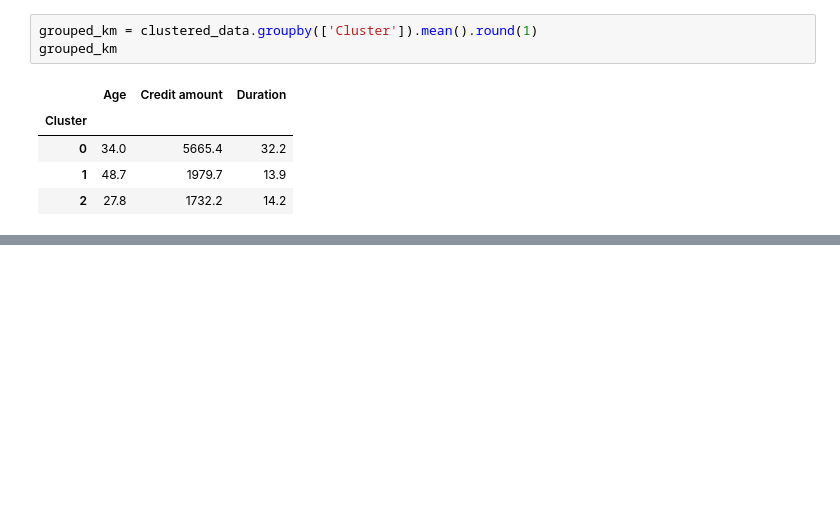
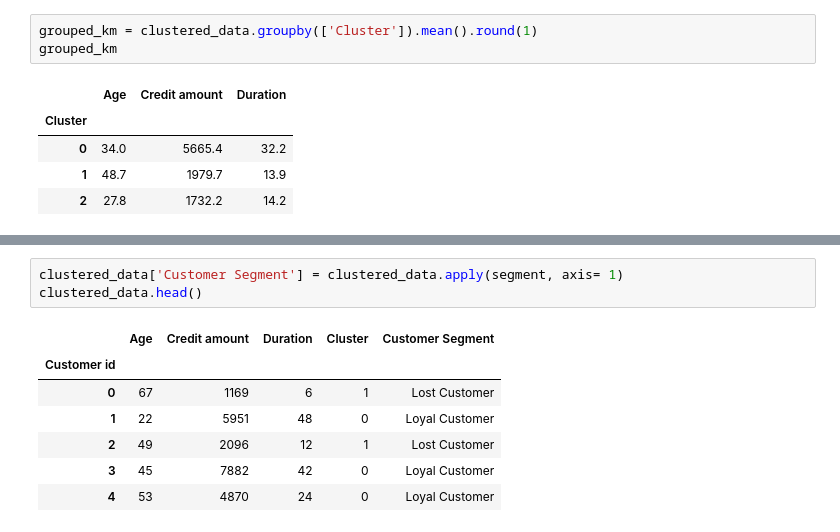
Before and after one commit to Medelkouch/Scoring_Segmentation_Customer, a Jupyter notebook: Scoring_Segmentation_Customer.ipynb, the cells around one changed output, grey strips where cells are left out. Cells and saved outputs as stored; diff of their text form; blank space fills up the shorter version.

```diff
--- a/Scoring_Segmentation_Customer.ipynb
+++ b/Scoring_Segmentation_Customer.ipynb
@@ -430,0 +394,11 @@ Cluster 3 - montant moyen élevé du crédit, durée intermédiaire, clients plu
+# %%
+clustered_data['Customer Segment'] = clustered_data.apply(segment, axis= 1)
+clustered_data.head()
+# %% [output]
+|  | Age | Credit amount | Duration | Cluster | Customer Segment |
+| Customer id |  |  |  |  |  |
+| 0 | 67 | 1169 | 6 | 1 | Lost Customer |
+| 1 | 22 | 5951 | 48 | 0 | Loyal Customer |
+| 2 | 49 | 2096 | 12 | 1 | Lost Customer |
+| 3 | 45 | 7882 | 42 | 0 | Loyal Customer |
+| 4 | 53 | 4870 | 24 | 0 | Loyal Customer |
```
Also changed, not shown: parts of 30 cells of this notebook, 7 other files.
